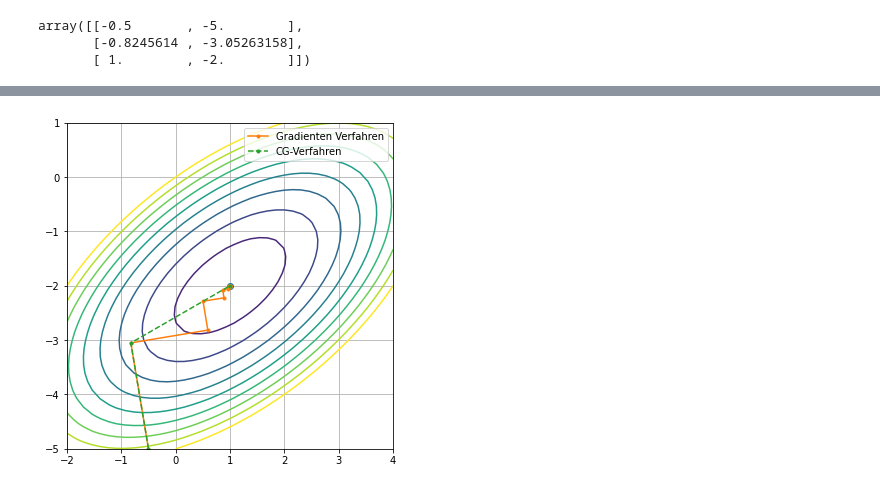
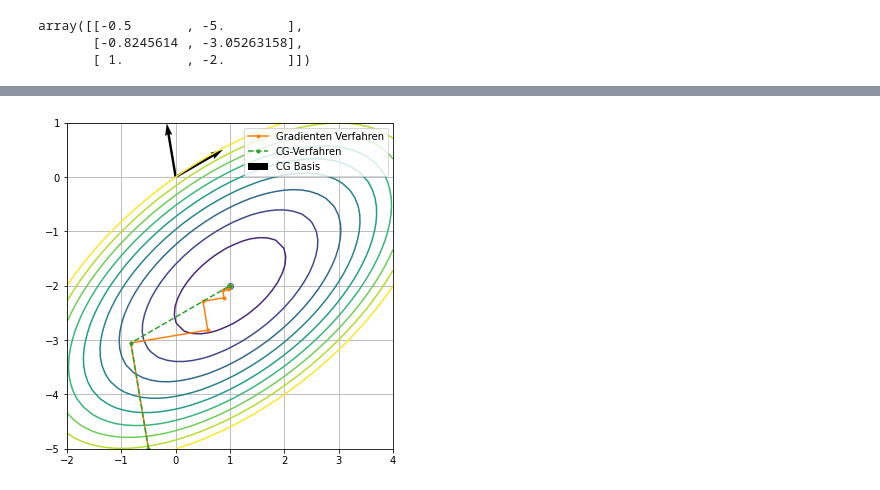
Before and after one commit to omerasipi/HanaScriptos, a Jupyter notebook: NumerikPDE/CGVerfahren.ipynb, the cells around one changed output, grey strips where cells are left out. Drawn from its saved outputs; the diff is of its cells as text; code cells hidden in the pictures.

```diff
--- a/NumerikPDE/CGVerfahren.ipynb
+++ b/NumerikPDE/CGVerfahren.ipynb
@@ -156,6 +160,9 @@ ap = f.vec.CreateVector()
 
 r.data = f.vec
 p.data = pre*r
+pi = f.vec.CreateVector()
+pi.data = p
+KrylovSpace = [pi]
 wrn = InnerProduct(r,p)
 err0 = sqrt(wrn)
 errs = []
@@ -166,12 +173,12 @@ tol=1e-8
 its = 0
 while True:
     ap.data = a.mat * p
-
     pap = InnerProduct(p, ap)
     wr = wrn
     alpha = wr / pap
 
     gfu.vec.data += alpha * p
+
     r.data -= alpha * ap
     w.data = pre*r
 
@@ -182,9 +189,12 @@ while True:
     if err < tol * err0 or its > 10000: break
 
     beta = wrn / wr
-
     p *= beta
     p.data += w
+    pi = f.vec.CreateVector()
+    pi.data = p
+    KrylovSpace.append(pi)
+
     its += 1
 print ("needed", its, "iterations")
 # %% [output]
@@ -252,7 +281,7 @@ x0 = np.array([-0.5,-5])
 #%%timeit
 sol = np.array(x0,dtype=np.float64)
 xG = [np.array(sol)]
-r = np.array(b)-A@sol
+r = b-A@sol
 err0 = np.linalg.norm(r)
 its = 0
 while True:
@@ -293,8 +322,10 @@ needed 29 iterations
 # timeit ohne print verwenden.
 #%%timeit
 x = np.array(x0,dtype = np.float64)
-r = np.array(b)-A@x
+r = b-A@x
 p = np.array(r)
+# speichern der Basis
+pi = [np.array(p)]
 wrn = r@p
 xCG = [np.array(x)]
 err0 = np.linalg.norm(r)
@@ -314,8 +345,10 @@ while True:
     beta = wrn/wr
     p *= beta
     p += w
+    pi.append(np.array(p))
     if np.sqrt(err) < 1e-8 * err0 or its > 10000: break
     its += 1
+pi = np.array(pi)
 print ("needed", its, "iterations")
 xCG = np.array(xCG)
 # %% [output]
@@ -355,13 +388,16 @@ array([[-0.5       , -5.        ],
 # %%
 plt.figure(figsize=(6,6))
 plt.contour(Xp,Yp,np.array([[f(np.array([Xp[i,j],Yp[i,j]])) for j in range(40)] for i in range(40)]),
             np.linspace(-14,0,10))
 plt.plot(*x,'o')
 plt.plot(*xG.T,'.-',label='Gradienten Verfahren')
 plt.plot(*xCG.T,'.--',label='CG-Verfahren')
+pin = norm(pi,axis=1)
+plt.quiver(np.zeros(2),np.zeros(2),pi[:2,0]/pin[:2],pi[:2,1]/pin[:2],
+           angles='xy',scale=1,scale_units='xy',label='CG Basis')
 plt.gca().set_aspect(1)
 plt.legend()
 plt.grid()
 plt.show()
 # %% [output]
-[figure, old version]
+[figure, new version]
```
Also changed, not shown: parts of 7 cells of this notebook.
